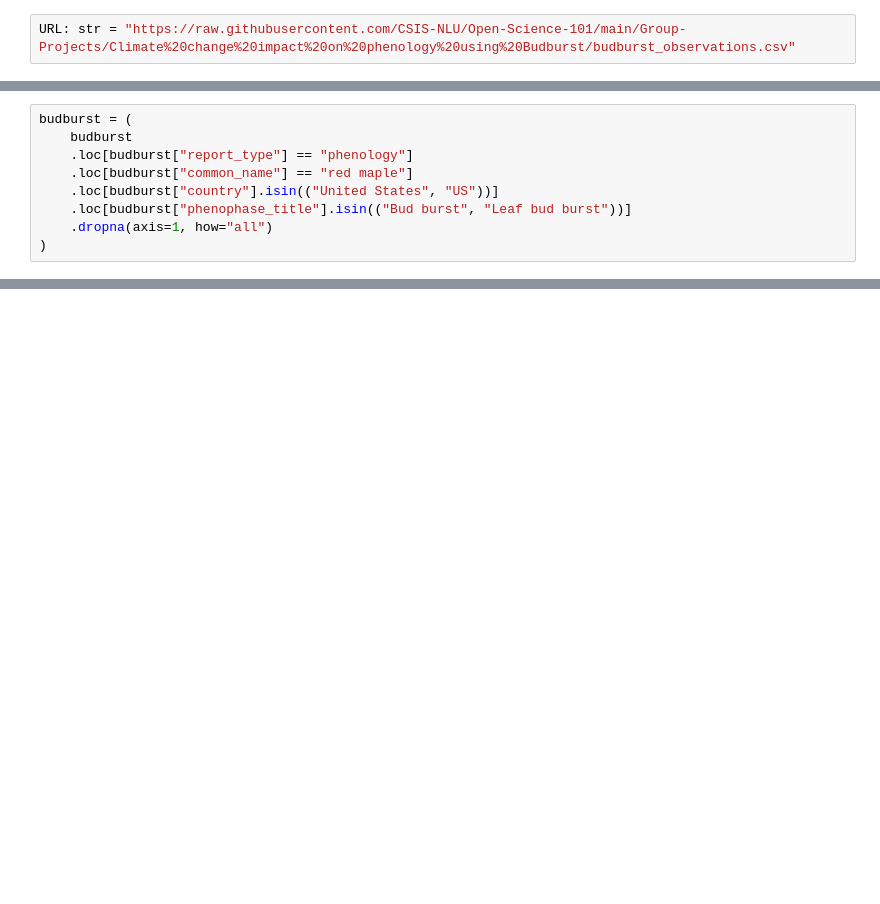
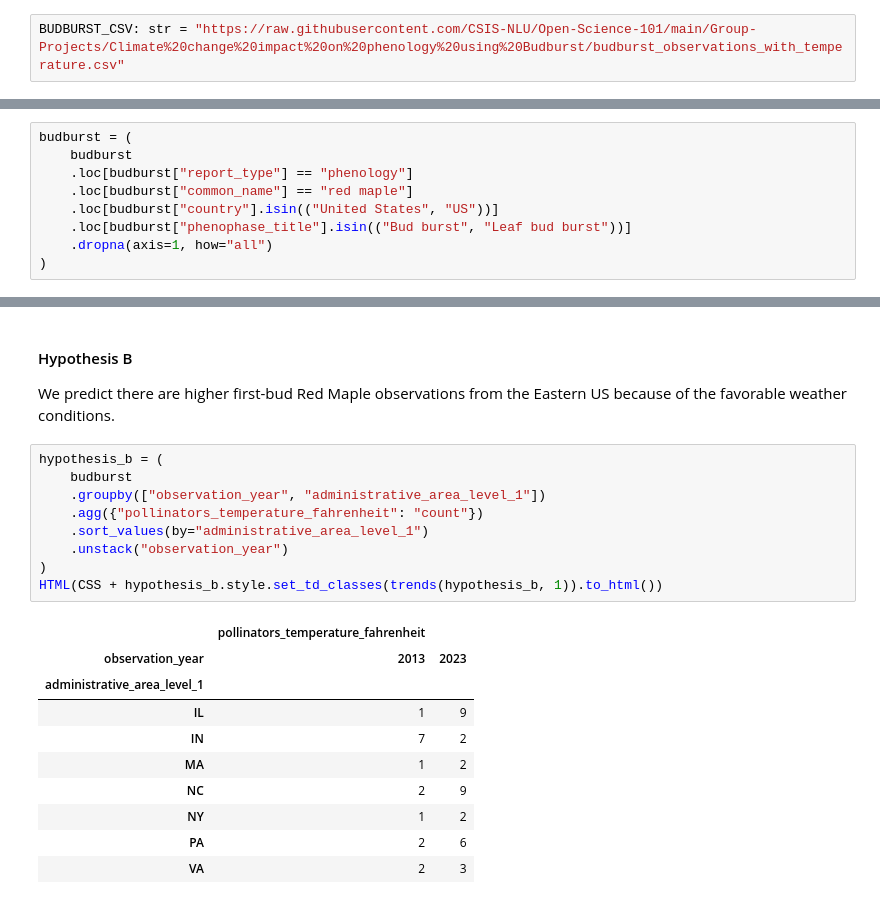
Before and after one commit to CSIS-NLU/Open-Science-101, a Jupyter notebook: Group-Projects/Climate change impact on phenology using Budburst/nasa_tops_group_project.ipynb, the cells around one changed output, grey strips where cells are left out. Saved outputs shown, nothing was run; the diff lists cells and outputs as text; blank space fills up the shorter version.

```diff
--- a/Group-Projects/Climate change impact on phenology using Budburst/nasa_tops_group_project.ipynb
+++ b/Group-Projects/Climate change impact on phenology using Budburst/nasa_tops_group_project.ipynb
@@ -21,3 +131,3 @@ import pandas as pd
 # %%
-URL: str = "https://raw.githubusercontent.com/CSIS-NLU/Open-Science-101/main/Group-Projects/Climate%20change%20impact%20on%20phenology%20using%20Budburst/budburst_observations.csv"
+BUDBURST_CSV: str = "https://raw.githubusercontent.com/CSIS-NLU/Open-Science-101/main/Group-Projects/Climate%20change%20impact%20on%20phenology%20using%20Budburst/budburst_observations_with_temperature.csv"
 # %%
@@ -65,0 +198,24 @@ output
+# %% [markdown]
+#### Hypothesis B
+
+We predict there are higher first-bud Red Maple observations from the Eastern US because of the favorable weather conditions.
+# %%
+hypothesis_b = (
+    budburst
+    .groupby(["observation_year", "administrative_area_level_1"])
+    .agg({"pollinators_temperature_fahrenheit": "count"})
+    .sort_values(by="administrative_area_level_1")
+    .unstack("observation_year")
+)
+HTML(CSS + hypothesis_b.style.set_td_classes(trends(hypothesis_b, 1)).to_html())
+# %% [output]
+|  | pollinators_temperature_fahrenheit |  |
+| observation_year | 2013 | 2023 |
+| administrative_area_level_1 |  |  |
+| IL | 1 | 9 |
+| IN | 7 | 2 |
+| MA | 1 | 2 |
+| NC | 2 | 9 |
+| NY | 1 | 2 |
+| PA | 2 | 6 |
+| VA | 2 | 3 |
```
Also changed, not shown: parts of 20 cells of this notebook, 1 other file.
